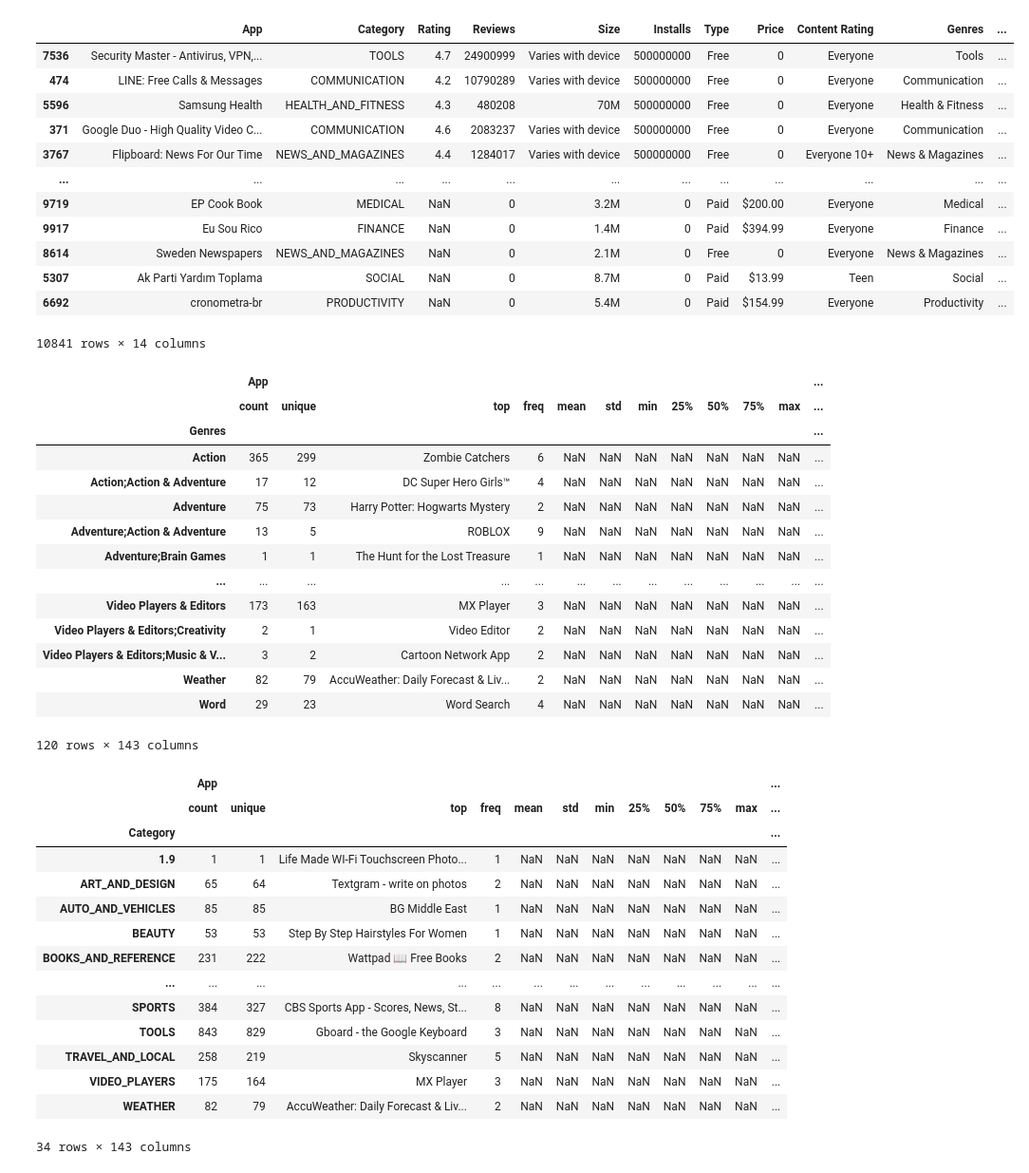
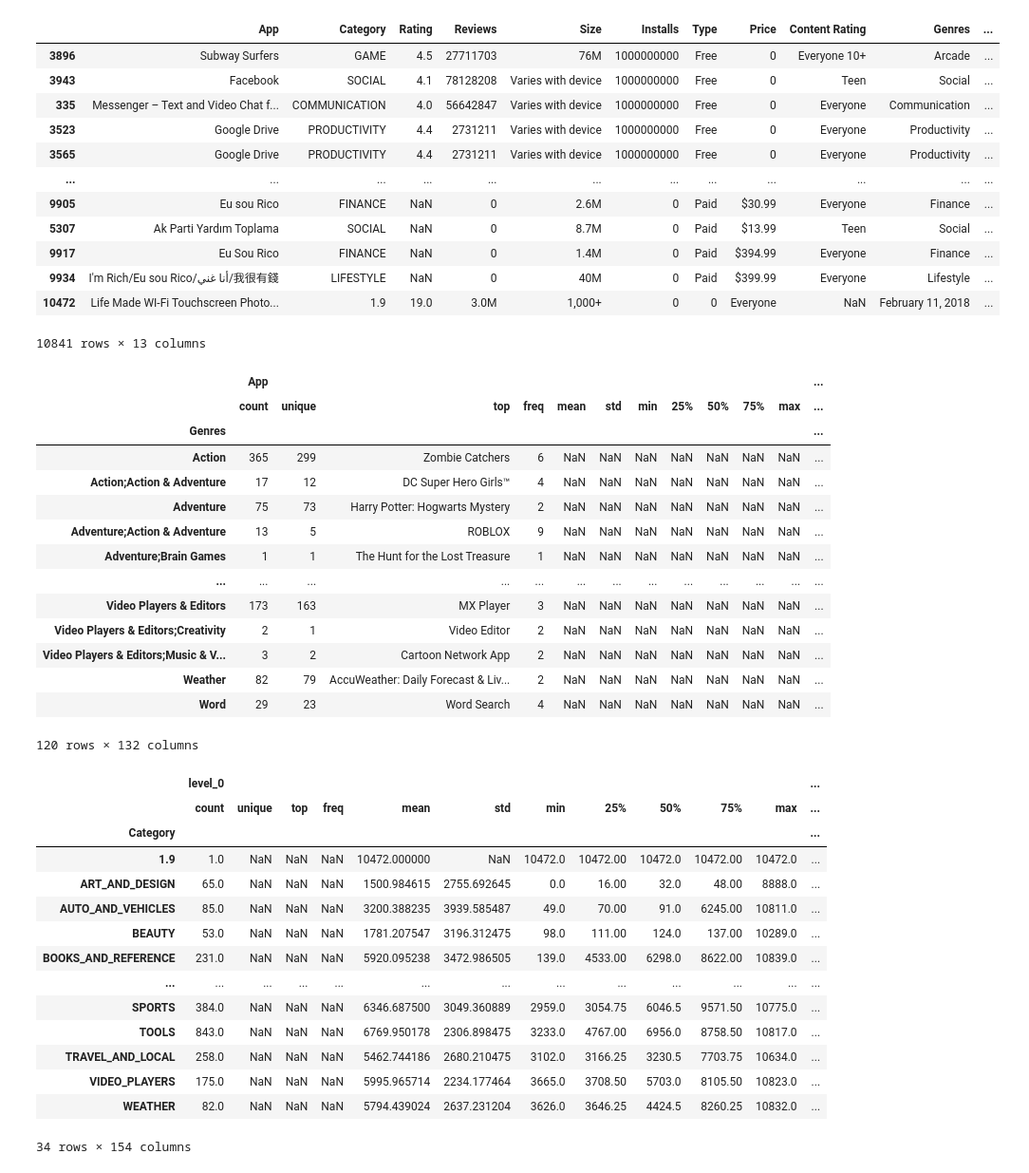
Before and after one commit to nicolas15000/python-data-science, a Jupyter notebook: moocs/www.udemy.com data-science-avec-python/5.Panda/5. Examen_de_fin.ipynb, the cells around one changed output. Shown: that part at 95% size. Drawn from its saved outputs; the diff is of its cells as text; code cells hidden in the pictures.

```diff
--- a/moocs/www.udemy.com data-science-avec-python/5.Panda/5. Examen_de_fin.ipynb
+++ b/moocs/www.udemy.com data-science-avec-python/5.Panda/5. Examen_de_fin.ipynb
@@ -18,31 +18,31 @@ pd.set_option('display.width', 400)
 # %%
 # b) Pour trier par nombre d'installs, il faut oter le caractère + et , de chaque ligne de la colonne "Installs", puis caster en INT :
 
 # Remplacer des var  qualitatives en quantitatives
 # Retirer le + des vars dans la col "Installs" , les virgules et le free
 google_app["Installs"] = google_app["Installs"].apply(lambda x: x.replace(",",""))
 google_app["Installs"] = google_app["Installs"].apply(lambda x: x.replace("+",""))
 google_app["Installs"] = google_app["Installs"].apply(lambda x: x.replace("Free","0"))
 
 # Caster la colonne Installs en INT :
-google_app['installs'] = google_app['Installs'].astype(float)
+google_app['Installs'] = google_app['Installs'].astype(int)
 
 # Montrer les 5 premières apps les plus installées
 google_app.sort_values(by='Installs', ascending=False)
 # %% [output]
 |  | App | Category | Rating | Reviews | Size | Installs | Type | Price | Content Rating | Genres | ... |
-| 7536 | Security Master - Antivirus, VPN,... | TOOLS | 4.7 | 24900999 | Varies with device | 500000000 | Free | 0 | Everyone | Tools | ... |
-| 474 | LINE: Free Calls & Messages | COMMUNICATION | 4.2 | 10790289 | Varies with device | 500000000 | Free | 0 | Everyone | Communication | ... |
-| 5596 | Samsung Health | HEALTH_AND_FITNESS | 4.3 | 480208 | 70M | 500000000 | Free | 0 | Everyone | Health & Fitness | ... |
-| 371 | Google Duo - High Quality Video C... | COMMUNICATION | 4.6 | 2083237 | Varies with device | 500000000 | Free | 0 | Everyone | Communication | ... |
-| 3767 | Flipboard: News For Our Time | NEWS_AND_MAGAZINES | 4.4 | 1284017 | Varies with device | 500000000 | Free | 0 | Everyone 10+ | News & Magazines | ... |
+| 3896 | Subway Surfers | GAME | 4.5 | 27711703 | 76M | 1000000000 | Free | 0 | Everyone 10+ | Arcade | ... |
+| 3943 | Facebook | SOCIAL | 4.1 | 78128208 | Varies with device | 1000000000 | Free | 0 | Teen | Social | ... |
+| 335 | Messenger – Text and Video Chat f... | COMMUNICATION | 4.0 | 56642847 | Varies with device | 1000000000 | Free | 0 | Everyone | Communication | ... |
+| 3523 | Google Drive | PRODUCTIVITY | 4.4 | 2731211 | Varies with device | 1000000000 | Free | 0 | Everyone | Productivity | ... |
+| 3565 | Google Drive | PRODUCTIVITY | 4.4 | 2731211 | Varies with device | 1000000000 | Free | 0 | Everyone | Productivity | ... |
 | ... | ... | ... | ... | ... | ... | ... | ... | ... | ... | ... | ... |
-| 9719 | EP Cook Book | MEDICAL | NaN | 0 | 3.2M | 0 | Paid | $200.00 | Everyone | Medical | ... |
+| 9905 | Eu sou Rico | FINANCE | NaN | 0 | 2.6M | 0 | Paid | $30.99 | Everyone | Finance | ... |
+| 5307 | Ak Parti Yardım Toplama | SOCIAL | NaN | 0 | 8.7M | 0 | Paid | $13.99 | Teen | Social | ... |
 | 9917 | Eu Sou Rico | FINANCE | NaN | 0 | 1.4M | 0 | Paid | $394.99 | Everyone | Finance | ... |
-| 8614 | Sweden Newspapers | NEWS_AND_MAGAZINES | NaN | 0 | 2.1M | 0 | Free | 0 | Everyone | News & Magazines | ... |
-| 5307 | Ak Parti Yardım Toplama | SOCIAL | NaN | 0 | 8.7M | 0 | Paid | $13.99 | Teen | Social | ... |
-| 6692 | cronometra-br | PRODUCTIVITY | NaN | 0 | 5.4M | 0 | Paid | $154.99 | Everyone | Productivity | ... |
+| 9934 | I'm Rich/Eu sou Rico/أنا غني/我很有錢 | LIFESTYLE | NaN | 0 | 40M | 0 | Paid | $399.99 | Everyone | Lifestyle | ... |
+| 10472 | Life Made WI-Fi Touchscreen Photo... | 1.9 | 19.0 | 3.0M | 1,000+ | 0 | 0 | Everyone | NaN | February 11, 2018 | ... |
-10841 rows × 14 columns
+10841 rows × 13 columns
 # %%
 # Réponse 2 : Connaitre quels est le genre des apps les plus téléchargées
 
@@ -66,7 +66,7 @@ Genres.describe(include ="all")
 | Video Players & Editors;Music & V... | 3 | 2 | Cartoon Network App | 2 | NaN | NaN | NaN | NaN | NaN | NaN | NaN | ... |
 | Weather | 82 | 79 | AccuWeather: Daily Forecast & Liv... | 2 | NaN | NaN | NaN | NaN | NaN | NaN | NaN | ... |
 | Word | 29 | 23 | Word Search | 4 | NaN | NaN | NaN | NaN | NaN | NaN | NaN | ... |
-120 rows × 143 columns
+120 rows × 132 columns
 # %%
 # Réponse 3 : On veut connaitre les catégories des apps les plus téléchargées.
 
@@ -80,19 +80,19 @@ Categories = google_app.groupby(["Category"])
 # Avec describe, on voit que la catégorie ayant le plus d'apps téléchargées est Tools, (outils)
 Categories.describe(include ="all")
 # %% [output]
-|  | App |  |  |  |  |  |  |  |  |  |  | ... |
+|  | level_0 |  |  |  |  |  |  |  |  |  |  | ... |
 |  | count | unique | top | freq | mean | std | min | 25% | 50% | 75% | max | ... |
 | Category |  |  |  |  |  |  |  |  |  |  |  | ... |
-| 1.9 | 1 | 1 | Life Made WI-Fi Touchscreen Photo... | 1 | NaN | NaN | NaN | NaN | NaN | NaN | NaN | ... |
-| ART_AND_DESIGN | 65 | 64 | Textgram - write on photos | 2 | NaN | NaN | NaN | NaN | NaN | NaN | NaN | ... |
-| AUTO_AND_VEHICLES | 85 | 85 | BG Middle East | 1 | NaN | NaN | NaN | NaN | NaN | NaN | NaN | ... |
-| BEAUTY | 53 | 53 | Step By Step Hairstyles For Women | 1 | NaN | NaN | NaN | NaN | NaN | NaN | NaN | ... |
-| BOOKS_AND_REFERENCE | 231 | 222 | Wattpad 📖 Free Books | 2 | NaN | NaN | NaN | NaN | NaN | NaN | NaN | ... |
+| 1.9 | 1.0 | NaN | NaN | NaN | 10472.000000 | NaN | 10472.0 | 10472.00 | 10472.0 | 10472.00 | 10472.0 | ... |
+| ART_AND_DESIGN | 65.0 | NaN | NaN | NaN | 1500.984615 | 2755.692645 | 0.0 | 16.00 | 32.0 | 48.00 | 8888.0 | ... |
+| AUTO_AND_VEHICLES | 85.0 | NaN | NaN | NaN | 3200.388235 | 3939.585487 | 49.0 | 70.00 | 91.0 | 6245.00 | 10811.0 | ... |
+| BEAUTY | 53.0 | NaN | NaN | NaN | 1781.207547 | 3196.312475 | 98.0 | 111.00 | 124.0 | 137.00 | 10289.0 | ... |
+| BOOKS_AND_REFERENCE | 231.0 | NaN | NaN | NaN | 5920.095238 | 3472.986505 | 139.0 | 4533.00 | 6298.0 | 8622.00 | 10839.0 | ... |
 | ... | ... | ... | ... | ... | ... | ... | ... | ... | ... | ... | ... | ... |
-| SPORTS | 384 | 327 | CBS Sports App - Scores, News, St... | 8 | NaN | NaN | NaN | NaN | NaN | NaN | NaN | ... |
-| TOOLS | 843 | 829 | Gboard - the Google Keyboard | 3 | NaN | NaN | NaN | NaN | NaN | NaN | NaN | ... |
-| TRAVEL_AND_LOCAL | 258 | 219 | Skyscanner | 5 | NaN | NaN | NaN | NaN | NaN | NaN | NaN | ... |
-| VIDEO_PLAYERS | 175 | 164 | MX Player | 3 | NaN | NaN | NaN | NaN | NaN | NaN | NaN | ... |
-| WEATHER | 82 | 79 | AccuWeather: Daily Forecast & Liv... | 2 | NaN | NaN | NaN | NaN | NaN | NaN | NaN | ... |
+| SPORTS | 384.0 | NaN | NaN | NaN | 6346.687500 | 3049.360889 | 2959.0 | 3054.75 | 6046.5 | 9571.50 | 10775.0 | ... |
+| TOOLS | 843.0 | NaN | NaN | NaN | 6769.950178 | 2306.898475 | 3233.0 | 4767.00 | 6956.0 | 8758.50 | 10817.0 | ... |
+| TRAVEL_AND_LOCAL | 258.0 | NaN | NaN | NaN | 5462.744186 | 2680.210475 | 3102.0 | 3166.25 | 3230.5 | 7703.75 | 10634.0 | ... |
+| VIDEO_PLAYERS | 175.0 | NaN | NaN | NaN | 5995.965714 | 2234.177464 | 3665.0 | 3708.50 | 5703.0 | 8105.50 | 10823.0 | ... |
+| WEATHER | 82.0 | NaN | NaN | NaN | 5794.439024 | 2637.231204 | 3626.0 | 3646.25 | 4424.5 | 8260.25 | 10832.0 | ... |
-34 rows × 143 columns
+34 rows × 154 columns
 # %%
```
Also changed, not shown: parts of 4 cells of this notebook.
